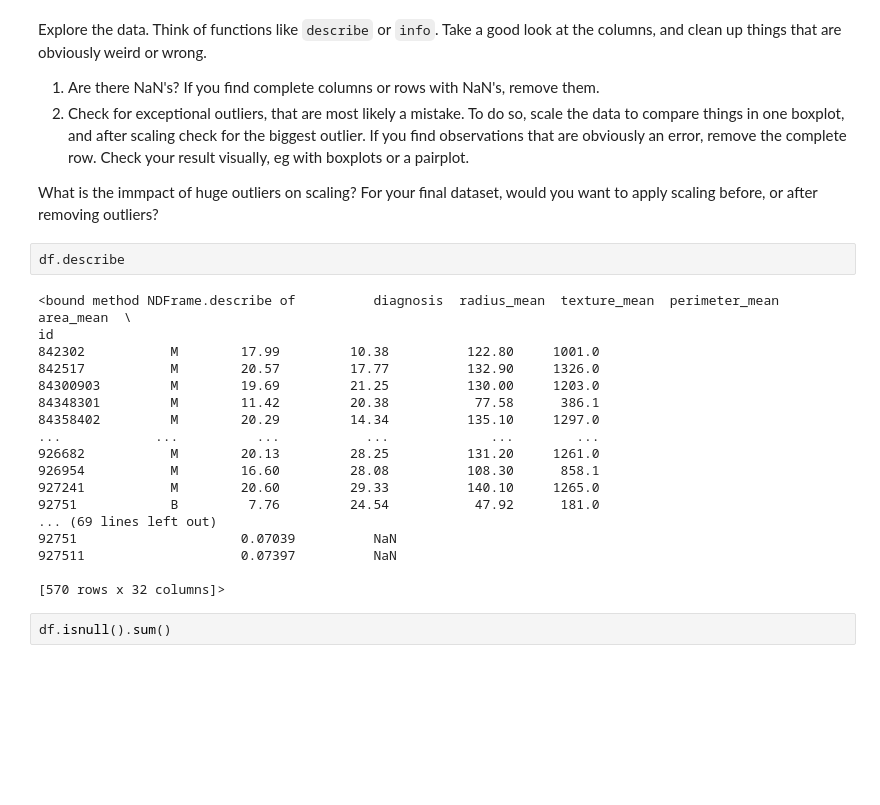
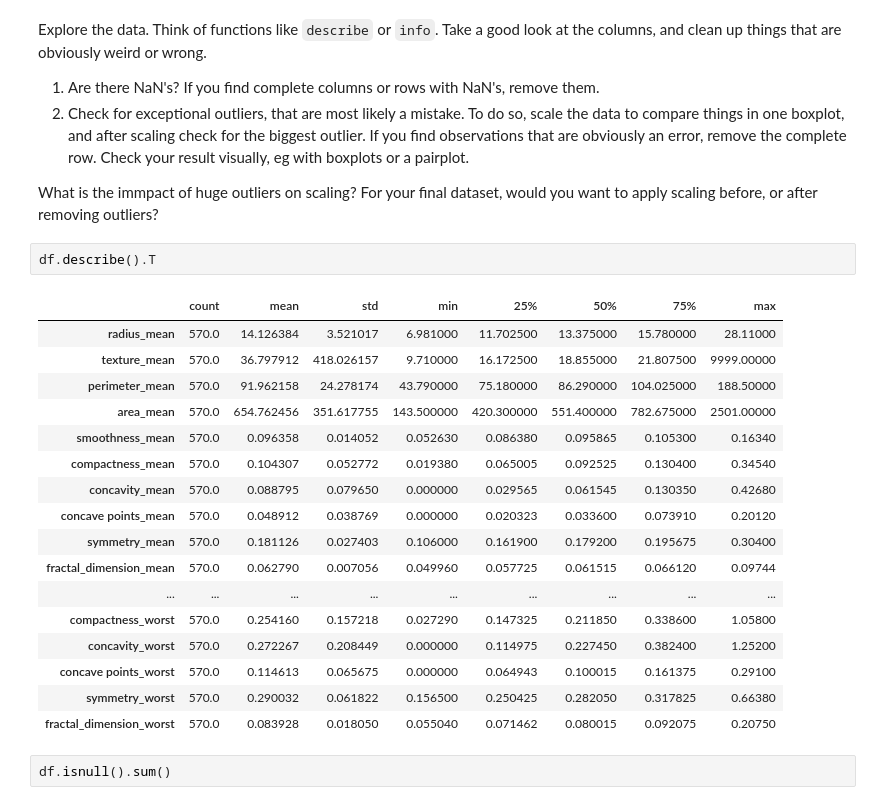
Before and after one commit to Lenkus1/ml-21, a Jupyter notebook: 1-pipelines/notebooks/3_excercises.ipynb, the cells around one changed output. Cells and saved outputs as stored; diff of their text form; blank space fills up the shorter version.

```diff
--- a/1-pipelines/notebooks/3_excercises.ipynb
+++ b/1-pipelines/notebooks/3_excercises.ipynb
@@ -26,25 +26,25 @@ Explore the data. Think of functions like `describe` or `info`. Take a good look
 What is the immpact of huge outliers on scaling? For your final dataset, would
 you want to apply scaling before, or after removing outliers?
 # %%
-df.describe
+df.describe().T
 # %% [output]
-<bound method NDFrame.describe of          diagnosis  radius_mean  texture_mean  perimeter_mean  area_mean  \
-id
-842302           M        17.99         10.38          122.80     1001.0
-842517           M        20.57         17.77          132.90     1326.0
-84300903         M        19.69         21.25          130.00     1203.0
-84348301         M        11.42         20.38           77.58      386.1
-84358402         M        20.29         14.34          135.10     1297.0
-...            ...          ...           ...             ...        ...
-926682           M        20.13         28.25          131.20     1261.0
-926954           M        16.60         28.08          108.30      858.1
-927241           M        20.60         29.33          140.10     1265.0
-92751            B         7.76         24.54           47.92      181.0
-... (69 lines left out)
-92751                     0.07039          NaN
-927511                    0.07397          NaN
-
-[570 rows x 32 columns]>
+|  | count | mean | std | min | 25% | 50% | 75% | max |
+| radius_mean | 570.0 | 14.126384 | 3.521017 | 6.981000 | 11.702500 | 13.375000 | 15.780000 | 28.11000 |
+| texture_mean | 570.0 | 36.797912 | 418.026157 | 9.710000 | 16.172500 | 18.855000 | 21.807500 | 9999.00000 |
+| perimeter_mean | 570.0 | 91.962158 | 24.278174 | 43.790000 | 75.180000 | 86.290000 | 104.025000 | 188.50000 |
+| area_mean | 570.0 | 654.762456 | 351.617755 | 143.500000 | 420.300000 | 551.400000 | 782.675000 | 2501.00000 |
+| smoothness_mean | 570.0 | 0.096358 | 0.014052 | 0.052630 | 0.086380 | 0.095865 | 0.105300 | 0.16340 |
+| compactness_mean | 570.0 | 0.104307 | 0.052772 | 0.019380 | 0.065005 | 0.092525 | 0.130400 | 0.34540 |
+| concavity_mean | 570.0 | 0.088795 | 0.079650 | 0.000000 | 0.029565 | 0.061545 | 0.130350 | 0.42680 |
+| concave points_mean | 570.0 | 0.048912 | 0.038769 | 0.000000 | 0.020323 | 0.033600 | 0.073910 | 0.20120 |
+| symmetry_mean | 570.0 | 0.181126 | 0.027403 | 0.106000 | 0.161900 | 0.179200 | 0.195675 | 0.30400 |
+| fractal_dimension_mean | 570.0 | 0.062790 | 0.007056 | 0.049960 | 0.057725 | 0.061515 | 0.066120 | 0.09744 |
+| ... | ... | ... | ... | ... | ... | ... | ... | ... |
+| compactness_worst | 570.0 | 0.254160 | 0.157218 | 0.027290 | 0.147325 | 0.211850 | 0.338600 | 1.05800 |
+| concavity_worst | 570.0 | 0.272267 | 0.208449 | 0.000000 | 0.114975 | 0.227450 | 0.382400 | 1.25200 |
+| concave points_worst | 570.0 | 0.114613 | 0.065675 | 0.000000 | 0.064943 | 0.100015 | 0.161375 | 0.29100 |
+| symmetry_worst | 570.0 | 0.290032 | 0.061822 | 0.156500 | 0.250425 | 0.282050 | 0.317825 | 0.66380 |
+| fractal_dimension_worst | 570.0 | 0.083928 | 0.018050 | 0.055040 | 0.071462 | 0.080015 | 0.092075 | 0.20750 |
 # %%
 df.isnull().sum()
 # %% [output]
```
Also changed, not shown: 3 other files.
